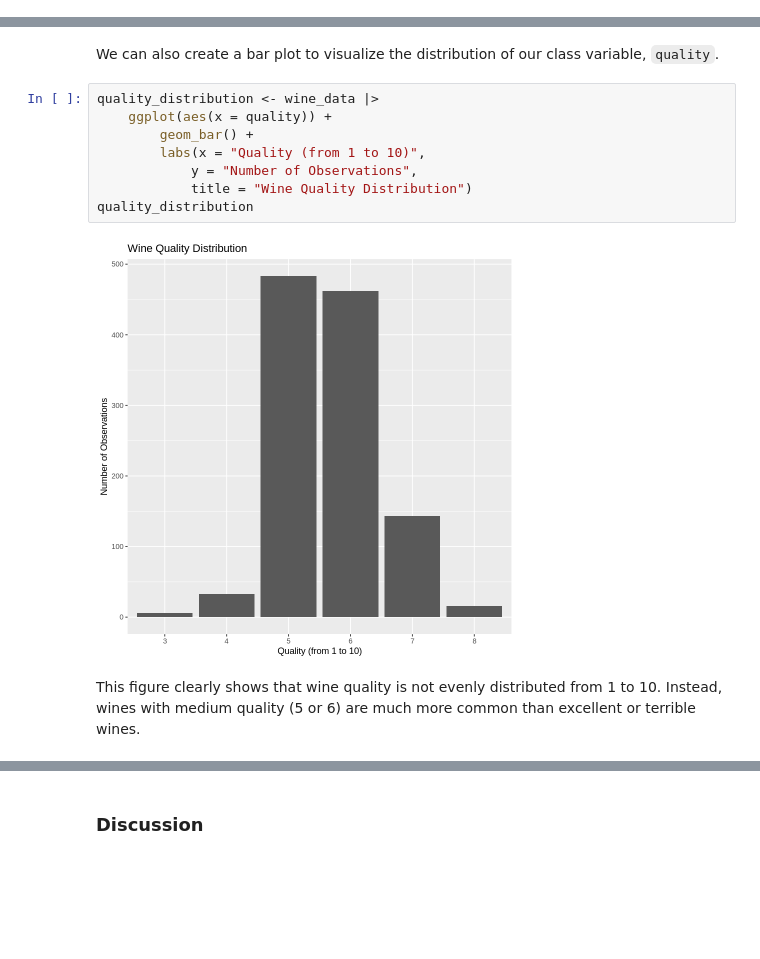
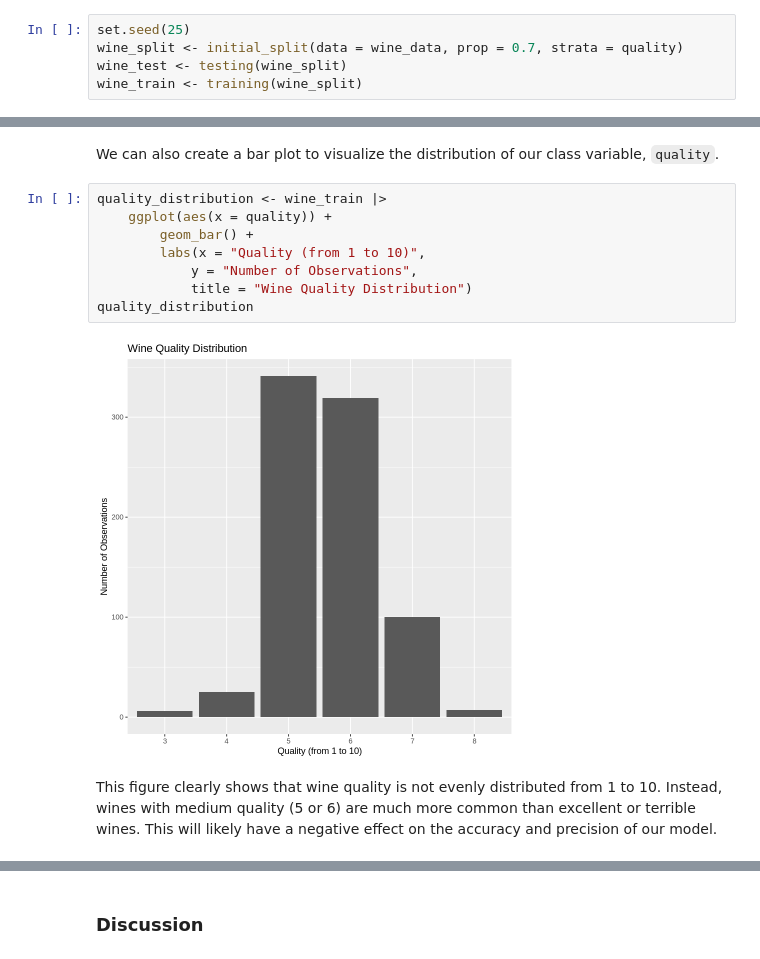
Before and after one commit to MostLeVert/goup01dsci100, a Jupyter notebook: Project_report.ipynb, the cells around one changed output, grey strips where cells are left out. Saved outputs shown, nothing was run; the diff lists cells and outputs as text; blank space fills up the shorter version.

```diff
--- a/Project_report.ipynb
+++ b/Project_report.ipynb
@@ -72,0 +73,5 @@ We will first create a table that computes basic statistics for each of the vari
+# %%
+set.seed(25)
+wine_split <- initial_split(data = wine_data, prop = 0.7, strata = quality)
+wine_test <- testing(wine_split)
+wine_train <- training(wine_split)
@@ -114,14 +121,14 @@ A tibble: 11 × 4
 # %% [markdown]
 We can also create a bar plot to visualize the distribution of our class variable, `quality`.
 # %%
-quality_distribution <- wine_data |>
+quality_distribution <- wine_train |>
     ggplot(aes(x = quality)) +
         geom_bar() +
         labs(x = "Quality (from 1 to 10)",
             y = "Number of Observations",
             title = "Wine Quality Distribution")
 quality_distribution
 # %% [output]
-[figure, old version]
+[figure, new version]
 # %% [markdown]
-This figure clearly shows that wine quality is not evenly distributed from 1 to 10. Instead, wines with medium quality (5 or 6) are much more common than excellent or terrible wines.
+This figure clearly shows that wine quality is not evenly distributed from 1 to 10. Instead, wines with medium quality (5 or 6) are much more common than excellent or terrible wines. This will likely have a negative effect on the accuracy and precision of our model.
```
Also changed, not shown: parts of 22 cells of this notebook.
